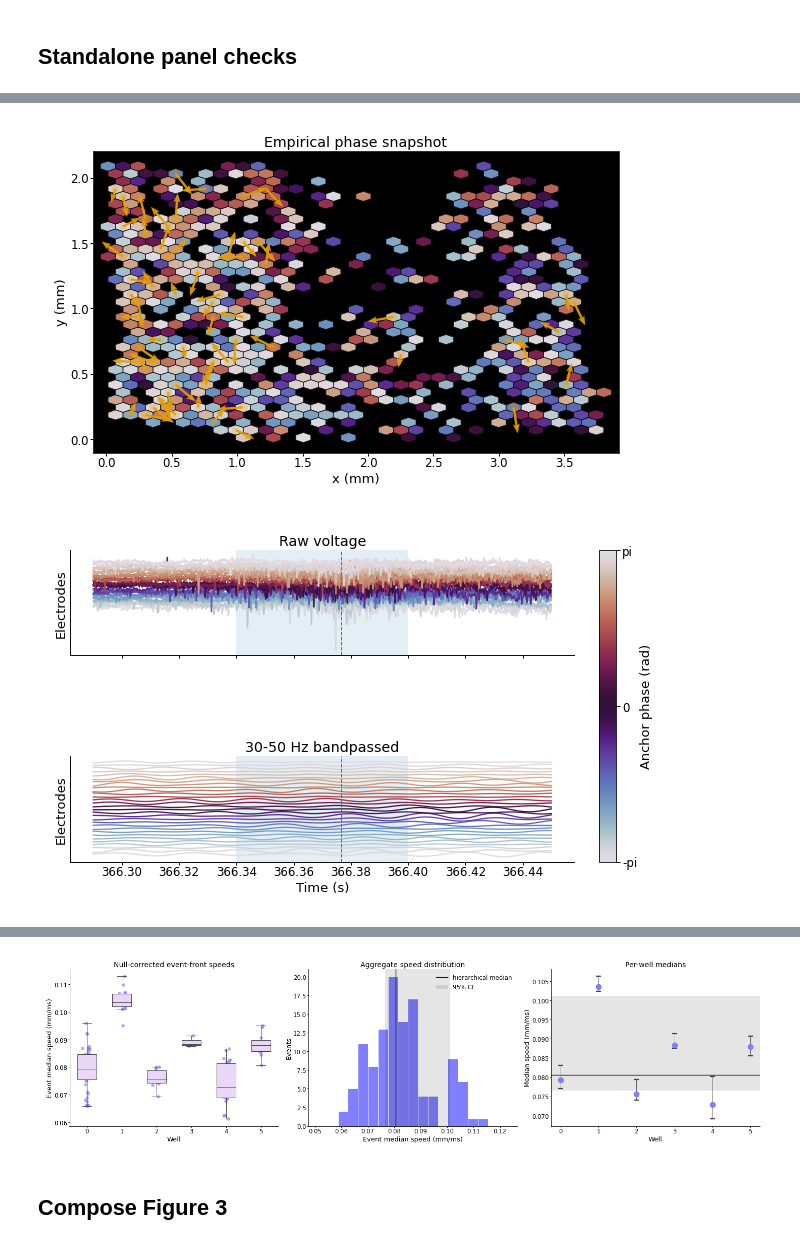
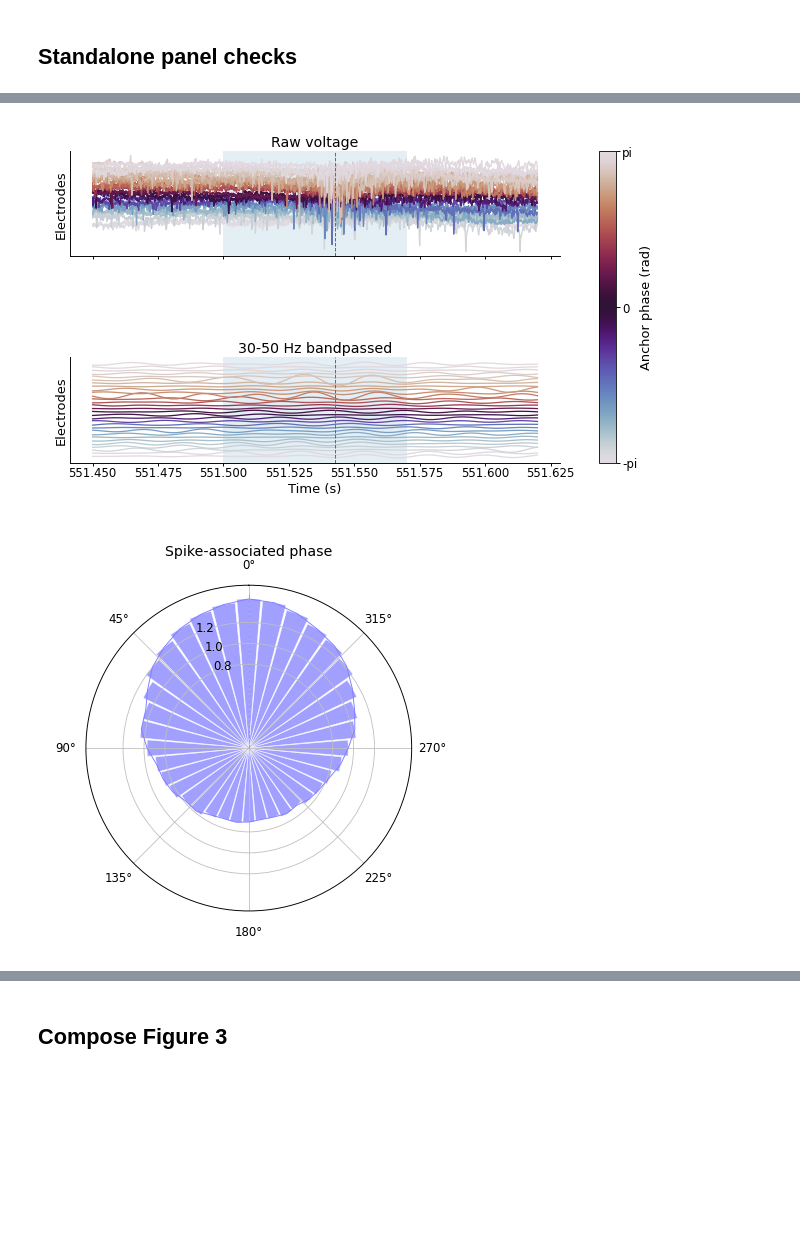
Before and after one commit to dlrebbin98/ephax, a Jupyter notebook: Notebooks/figure_3_lfp_event_front_compilation.ipynb, the cells around one changed output, grey strips where cells are left out. Drawn from its saved outputs; the diff is of its cells as text; code cells hidden in the pictures; blank space fills up the shorter version.

Commit message:
Figure revision

```diff
--- a/Notebooks/figure_3_lfp_event_front_compilation.ipynb
+++ b/Notebooks/figure_3_lfp_event_front_compilation.ipynb
@@ -59,7 +59,7 @@ np.random.seed(0)
 # %%
 DIV = 12
 AGGREGATE_WELLS = [0, 1, 2, 3, 4, 5]
-EXAMPLE_WELL = 0
+EXAMPLE_WELL = 5
 CACHE_PROFILE = "confirm"
 LFP_SOURCE = "stim_removal_null_lfp"
 BAND_LABEL = "30-50 Hz"
@@ -1282,37 +1439,32 @@ figure3_data = {
     "example_well": EXAMPLE_WELL,
     "band_label": BAND_LABEL,
     "cache_note": CACHE_NOTE,
     "synthetic_plane_example": synthetic_plane_example,
     "example_trace_data": example_trace_data,
     "phase_coherence_data": phase_coherence_data,
 }
 
 fig = plt.figure(figsize=(3.8, 2.2), constrained_layout=True)
 axes = synthetic_plane_axes_factory(fig, fig.add_gridspec(1, 1)[0, 0])
 draw_synthetic_phase_plane_panel(figure3_data, axes)
 plt.show()
 
-fig = plt.figure(figsize=(3.4, 2.2), constrained_layout=True)
-axes = snapshot_axes_factory(fig, fig.add_gridspec(1, 1)[0, 0])
-draw_empirical_snapshot_panel(figure3_data, axes)
-plt.show()
-
 fig = plt.figure(figsize=(3.6, 2.2), constrained_layout=True)
 axes = trace_axes_factory(fig, fig.add_gridspec(1, 1)[0, 0])
 draw_example_trace_panel(figure3_data, axes)
 plt.show()
 
 fig = plt.figure(figsize=(2.6, 2.4), constrained_layout=True)
 axes = phase_tuning_axes_factory(fig, fig.add_gridspec(1, 1)[0, 0])
 draw_phase_tuning_panel(figure3_data, axes)
 plt.show()
 
 fig, axes = plt.subplots(1, 3, figsize=(8.4, 2.2), constrained_layout=True)
 draw_event_speed_by_well_panel(figure3_data, axes[0])
 draw_speed_distribution_panel(figure3_data, axes[1])
 draw_well_bootstrap_panel(figure3_data, axes[2])
 plt.show()
 # %% [output]
 [figure]
-[figure, old version]
+[figure, new version]
-[figure, old version]
+[figure, new version]
@@ -1320,4 +1472,3 @@ plt.show()
-[figure, removed]
 # %% [markdown]
 ## Compose Figure 3
 # %%
```
Also changed, not shown: parts of 11 cells of this notebook, 4 other files.
